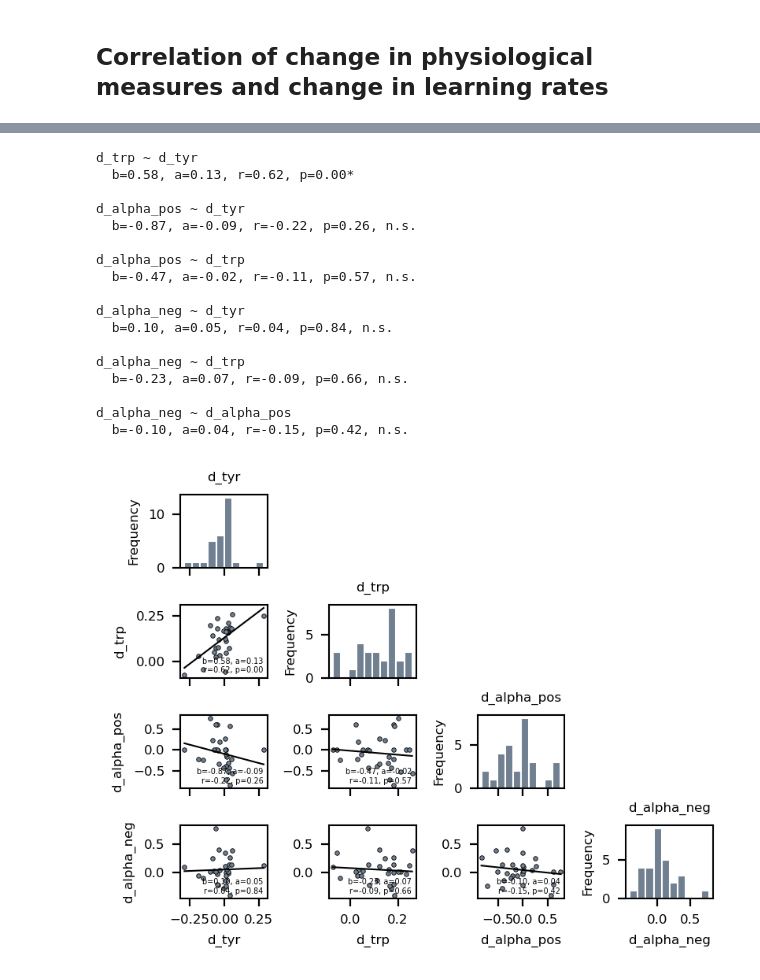
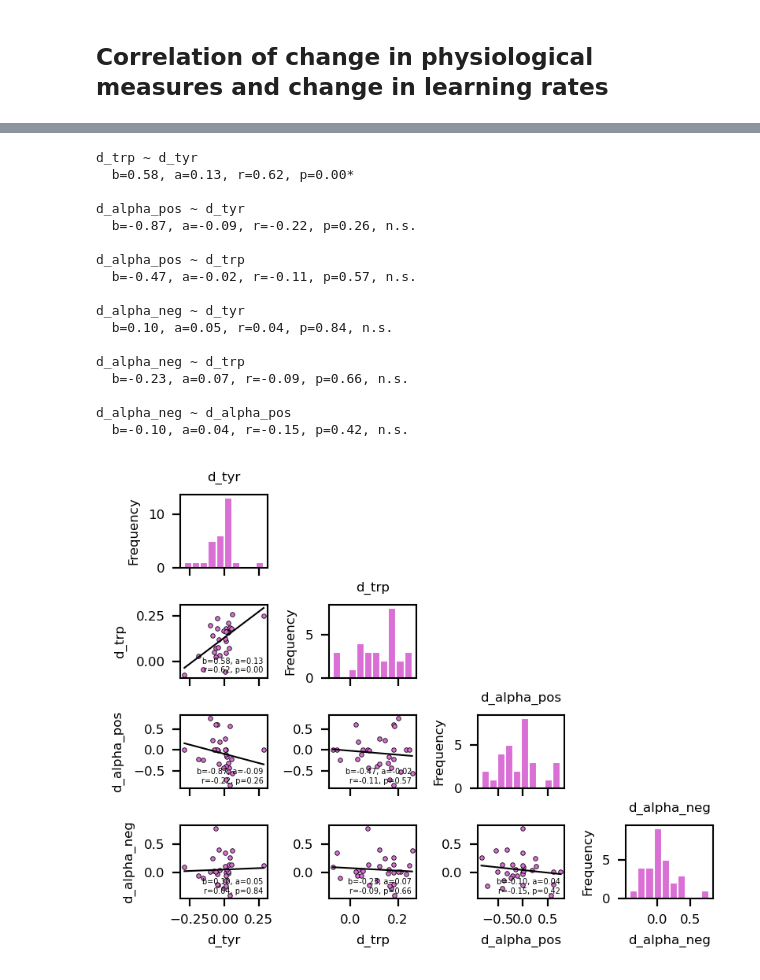
Before and after one commit to moltaire/rl, a Jupyter notebook: Park-Lab_RWpn_fit_N31.ipynb, the cells around one changed output, grey strips where cells are left out. Cells and saved outputs as stored; diff of their text form; code cells hidden in the pictures.

```diff
--- a/Park-Lab_RWpn_fit_N31.ipynb
+++ b/Park-Lab_RWpn_fit_N31.ipynb
@@ -376,0 +315,9 @@ Name: a, dtype: float64
+# %%
+fig, ax = plt.subplots(figsize=(1.5, 1), dpi=200)
+ax.hist(
+    missing_response_count.groupby("subject").sum().values,
+    edgecolor="white",
+    bins=np.arange(0, 101, 10),
+)
+ax.set_ylabel("N participants")
+ax.set_xlabel("N trials without response");
@@ -415,0 +429,18 @@ Also, it looks like all responses in the 50:50 conditions were considered incorr
+# %%
+fig, axs = plt.subplots(1, 3, figsize=(4, 1), dpi=200, sharey="row")
+
+for ax, state, label in zip(axs, [0, 1, 2], ["80:20", "20:80", "50:50"]):
+    ax.hist(
+        episodes.loc[episodes["state"] == state, "n_trials"],
+        edgecolor="white",
+        color=f"C{state}",
+        bins=np.arange(-1, 17) + 0.5,
+    )  # first bin -0.5 to 0.5, last bin 15.5 - 16.5
+    ax.set_xticks([0, 5, 10, 16])
+    ax.set_title(label)
+    ax.set_xlabel("N trials in episode")
+
+axs[0].set_ylim(0, 200)
+axs[0].set_ylabel("Freq.")
+
+fig.tight_layout()
@@ -554,7 +610,9 @@ est = rl.estimation.Estimation(est_vars)
 ## Fit `HighCarb` and `HighPro` conditions separately
 # %%
 # Initialize agent_vars
-agent_vars = rl.agent.AgentVars(variant="r")
+agent_vars = rl.agent.AgentVars(
+    variant="r"
+)  # n.b. we're using the "r" variant that distinguishes learning rates based on reward, not on the RPE
 
 results = {}
 
@@ -656,15 +714,19 @@ from scipy.stats import linregress
 # %%
-def pairplot(df):
+def pairplot(df, color=None):
     """This function makes a plot of all pairs
     of variables in the dataframe and runs simple
     linear regressions.
 
     Args:
         df (pandas.DataFrame): A dataframe with all variables of interest.
+        color (str, optional): Color to use for the plot. Defaults to 'C0'
 
     Returns:
         matplotlib.figure, numpy.array of matplotlib.axes
     """
+    if color is None:
+        color = "C0"
+
     # Count variables
     vars = df.columns
     nVars = len(vars)
@@ -687,7 +749,7 @@ def pairplot(df):
 
             # Make a histogram on diagonal
             elif var_x == var_y:
-                ax.hist(df[var_x], edgecolor="white")
+                ax.hist(df[var_x], edgecolor="white", color=color)
                 ax.set_title(var_x)
 
             # Otherwise make a regression plot
@@ -695,7 +757,7 @@ def pairplot(df):
                 # Scatter plot
                 x = df[var_x].values
                 y = df[var_y].values
-                ax.plot(x, y, "o", markeredgewidth=0.3)
+                ax.plot(x, y, "o", markeredgewidth=0.3, color=color)
 
                 # Run linear regression
                 b, a, r, p, _ = linregress(x=x, y=y)
@@ -833,23 +897,23 @@ df_wide.head()
 | 3 | 4 | -0.060 | 0.072 | 0.000000 | 0.778597 |
 | 4 | 5 | 0.010 | 0.180 | 0.000000 | 0.001436 |
 # %%
-pairplot(df_wide[["d_tyr", "d_trp", "d_alpha_pos", "d_alpha_neg"]].dropna());
+pairplot(df_wide[["d_tyr", "d_trp", "d_alpha_pos", "d_alpha_neg"]].dropna(), color="C4");
 # %% [output]
 d_trp ~ d_tyr
   b=0.58, a=0.13, r=0.62, p=0.00*
 
 d_alpha_pos ~ d_tyr
   b=-0.87, a=-0.09, r=-0.22, p=0.26, n.s.
 
 d_alpha_pos ~ d_trp
   b=-0.47, a=-0.02, r=-0.11, p=0.57, n.s.
 
 d_alpha_neg ~ d_tyr
   b=0.10, a=0.05, r=0.04, p=0.84, n.s.
 
 d_alpha_neg ~ d_trp
   b=-0.23, a=0.07, r=-0.09, p=0.66, n.s.
 
 d_alpha_neg ~ d_alpha_pos
   b=-0.10, a=0.04, r=-0.15, p=0.42, n.s.
-[figure, old version]
+[figure, new version]
```
Also changed, not shown: parts of 63 cells of this notebook, 2 other files.
